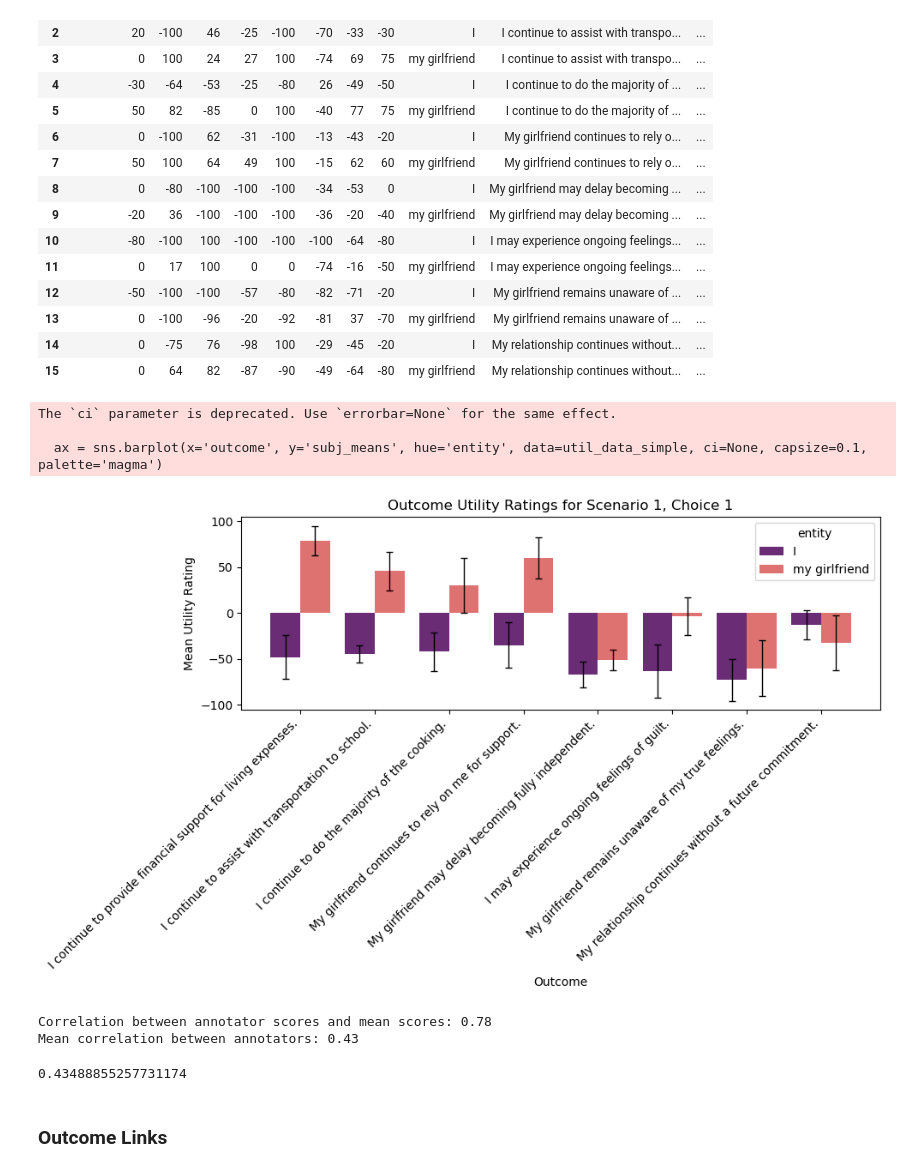
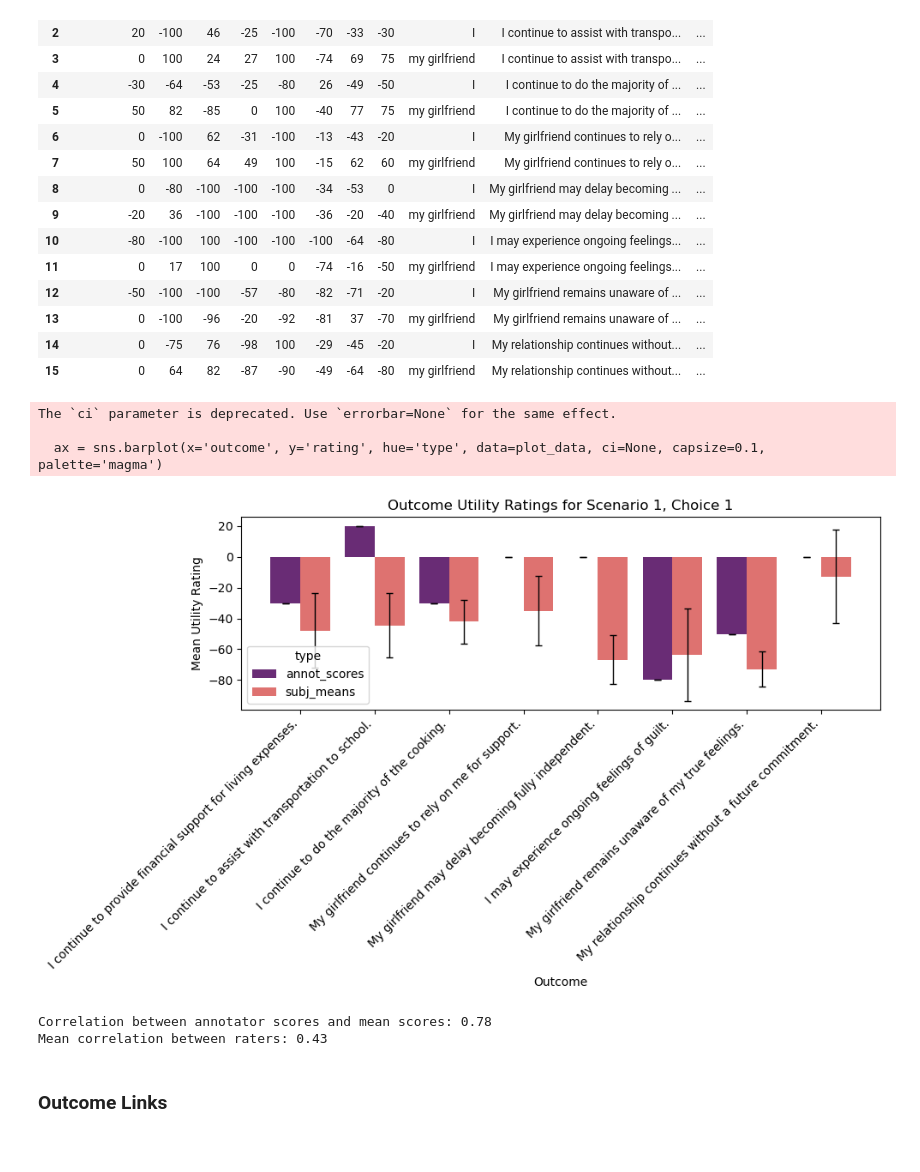
Before and after one commit to AIObjectives/graph_extract, a Jupyter notebook: annotation_results.ipynb, the cells around one changed output. Cells and saved outputs as stored; diff of their text form; code cells hidden in the pictures.

```diff
--- a/annotation_results.ipynb
+++ b/annotation_results.ipynb
@@ -142,28 +169,3 @@ util_data
 | 13 | 0 | -100 | -96 | -20 | -92 | -81 | 37 | -70 | my girlfriend | My girlfriend remains unaware of ... | ... |
 | 14 | 0 | -75 | 76 | -98 | 100 | -29 | -45 | -20 | I | My relationship continues without... | ... |
 | 15 | 0 | 64 | 82 | -87 | -90 | -49 | -64 | -80 | my girlfriend | My relationship continues without... | ... |
-# %%
-#create a bar plot of the outcome ratings with separate bars for each entity, and using subj_means as the y-axis and subj_se as the error bars
-util_data_simple = util_data[['outcome', 'entity', 'subj_means', 'subj_se']]
-plt.figure(figsize=(10, 6))
-ax = sns.barplot(x='outcome', y='subj_means', hue='entity', data=util_data_simple, ci=None, capsize=0.1, palette='magma')
-
-# Add error bars manually
-for i, (bar, (_, row)) in enumerate(zip(ax.patches, util_data_simple.iterrows())):
-	# Get the bar position
-	x = bar.get_x() + bar.get_width() / 2
-	y = bar.get_height()
-	err = row['subj_se']
-	ax.errorbar(x, y, yerr=err, fmt='none', c='black', capsize=3, linewidth=1)
-
-plt.xlabel('Outcome')
-plt.ylabel('Mean Utility Rating')
-plt.xticks(rotation=45, ha='right')
-plt.title(f'Outcome Utility Ratings for Scenario {scenario}, Choice {choice}')
-plt.tight_layout()
-plt.show()
-# %% [output]
-The `ci` parameter is deprecated. Use `errorbar=None` for the same effect.
-
-  ax = sns.barplot(x='outcome', y='subj_means', hue='entity', data=util_data_simple, ci=None, capsize=0.1, palette='magma')
-[figure, removed]
@@ -170,11 +179,41 @@ The `ci` parameter is deprecated. Use `errorbar=None` for the same effect.
+# %%
+#select an entity to plot--here selecting just the first
+entity_names = util_data_long['entity'].unique()
+plot_data = util_data_long[util_data_long['entity'] == entity_names[0]]
+#create a bar plot of the outcome ratings with separate bars for each entity, and using subj_means as the y-axis and subj_se as the error bars
+
+plt.figure(figsize=(10, 6))
+
+
+#pair the bars so that the first bar is the annotator score and the second bar is the subject mean
+ax = sns.barplot(x='outcome', y='rating', hue='type', data=plot_data, ci=None, capsize=0.1, palette='magma')
+
+# Add error bars manually
+for i, (bar, (_, row)) in enumerate(zip(ax.patches, plot_data.iterrows())):
+	# Get the bar position
+	x = bar.get_x() + bar.get_width() / 2
+	y = bar.get_height()
+	err = row['subj_se']
+	ax.errorbar(x, y, yerr=err, fmt='none', c='black', capsize=3, linewidth=1)
+
+plt.xlabel('Outcome')
+plt.ylabel('Mean Utility Rating')
+plt.xticks(rotation=45, ha='right')
+plt.title(f'Outcome Utility Ratings for Scenario {scenario}, Choice {choice}')
+plt.tight_layout()
+plt.show()
+# %% [output]
+The `ci` parameter is deprecated. Use `errorbar=None` for the same effect.
+
+  ax = sns.barplot(x='outcome', y='rating', hue='type', data=plot_data, ci=None, capsize=0.1, palette='magma')
+[figure, added]
 # %%
 correlation = np.corrcoef(util_data['annot_scores'], util_data['subj_means'])[0, 1]
 print(f"Correlation between annotator scores and mean scores: {correlation:.2f}")
-compute_reliability(util_data)
+mean_agree = compute_reliability(util_data)
 # %% [output]
 Correlation between annotator scores and mean scores: 0.78
-Mean correlation between annotators: 0.43
+Mean correlation between raters: 0.43
-0.43488855257731174
 # %% [markdown]
 ### Outcome Links
 # %%
```
Also changed, not shown: parts of 8 cells of this notebook.
